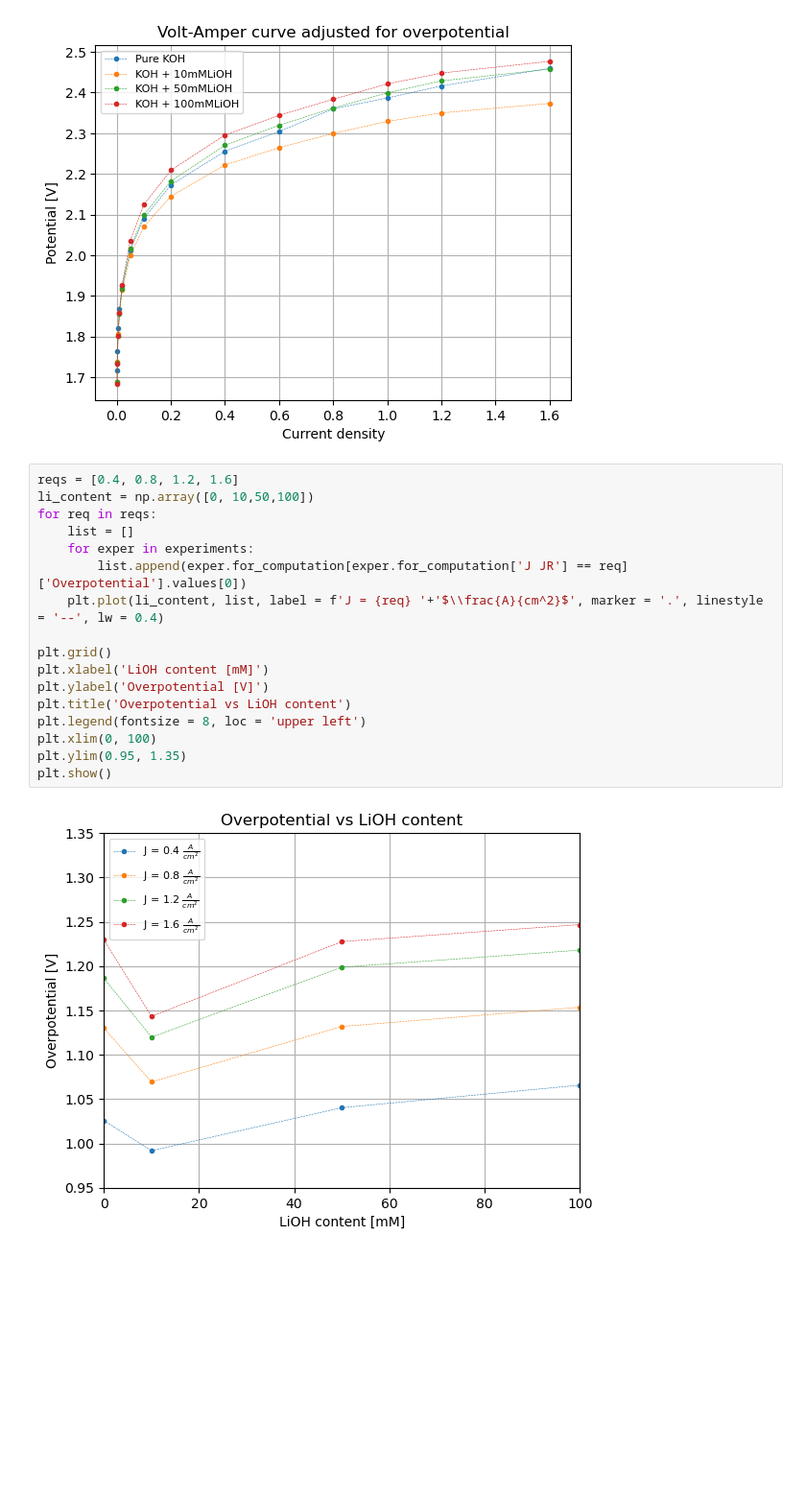
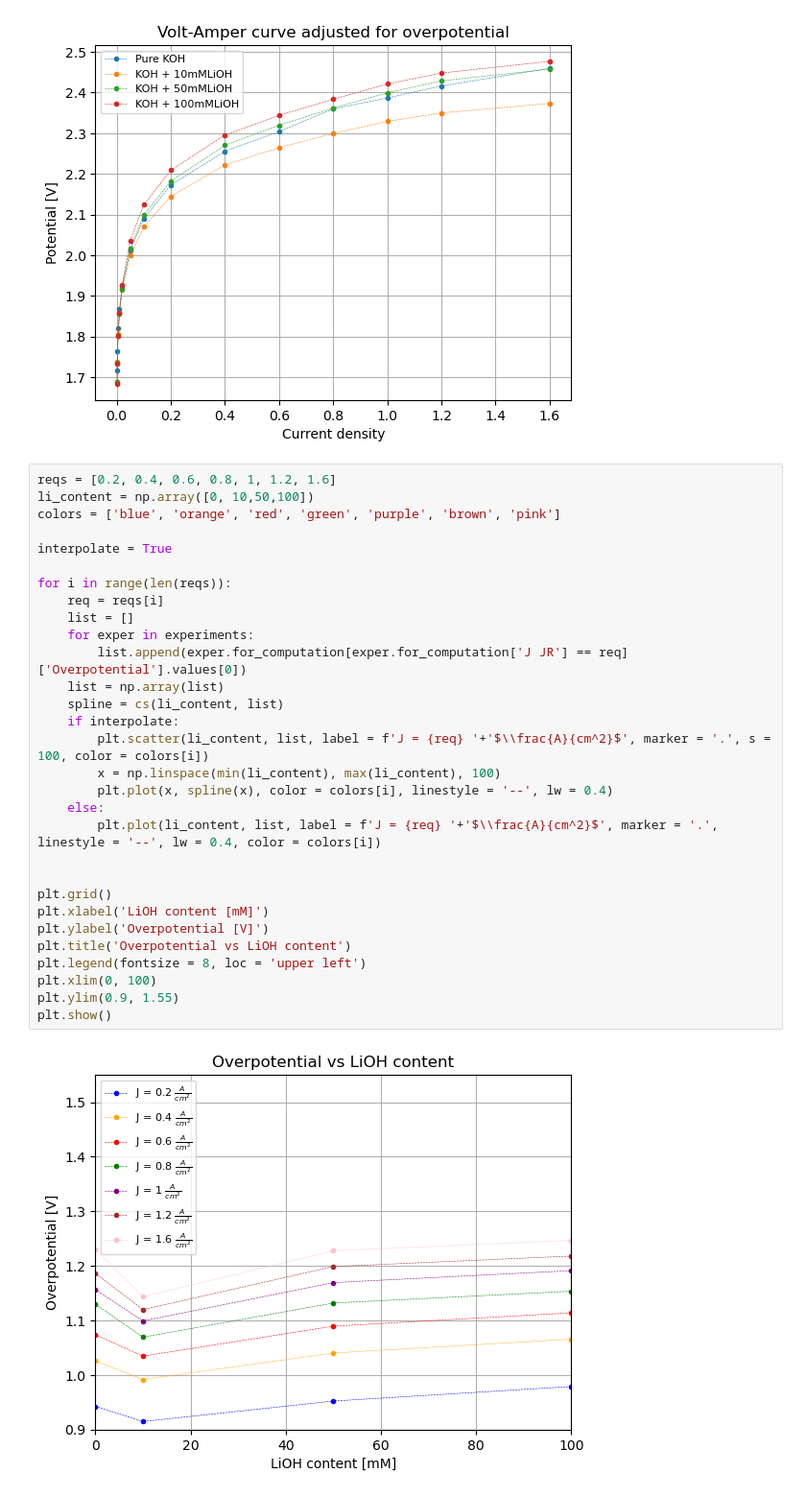
Before and after one commit to flexepticon/DBL_energy, a Jupyter notebook: Python scripts/File for graphs.ipynb, the cells around one changed output. Shown at 96% size. Cells and saved outputs as stored; diff of their text form; blank space fills up the shorter version.

Commit message:
Interpolation added to the graph

```diff
--- a/Python scripts/File for graphs.ipynb
+++ b/Python scripts/File for graphs.ipynb
@@ -135,21 +135,34 @@ plt.legend(fontsize = 8)
 <matplotlib.legend.Legend at 0x...>
 [figure]
 # %%
-reqs = [0.4, 0.8, 1.2, 1.6]
+reqs = [0.2, 0.4, 0.6, 0.8, 1, 1.2, 1.6]
 li_content = np.array([0, 10,50,100])
-for req in reqs:
+colors = ['blue', 'orange', 'red', 'green', 'purple', 'brown', 'pink']
+
+interpolate = True
+
+for i in range(len(reqs)):
+    req = reqs[i]
     list = []
     for exper in experiments:
         list.append(exper.for_computation[exper.for_computation['J JR'] == req]['Overpotential'].values[0])
-    plt.plot(li_content, list, label = f'J = {req} '+'$\\frac{A}{cm^2}$', marker = '.', linestyle = '--', lw = 0.4)
+    list = np.array(list)
+    spline = cs(li_content, list)
+    if interpolate:
+        plt.scatter(li_content, list, label = f'J = {req} '+'$\\frac{A}{cm^2}$', marker = '.', s = 100, color = colors[i])
+        x = np.linspace(min(li_content), max(li_content), 100)
+        plt.plot(x, spline(x), color = colors[i], linestyle = '--', lw = 0.4)
+    else:
+        plt.plot(li_content, list, label = f'J = {req} '+'$\\frac{A}{cm^2}$', marker = '.', linestyle = '--', lw = 0.4, color = colors[i])
+
 
 plt.grid()
 plt.xlabel('LiOH content [mM]')
 plt.ylabel('Overpotential [V]')
 plt.title('Overpotential vs LiOH content')
 plt.legend(fontsize = 8, loc = 'upper left')
 plt.xlim(0, 100)
-plt.ylim(0.95, 1.35)
+plt.ylim(0.9, 1.55)
 plt.show()
 # %% [output]
-[figure, old version]
+[figure, new version]
```
Also changed, not shown: parts of 1 cell of this notebook.
